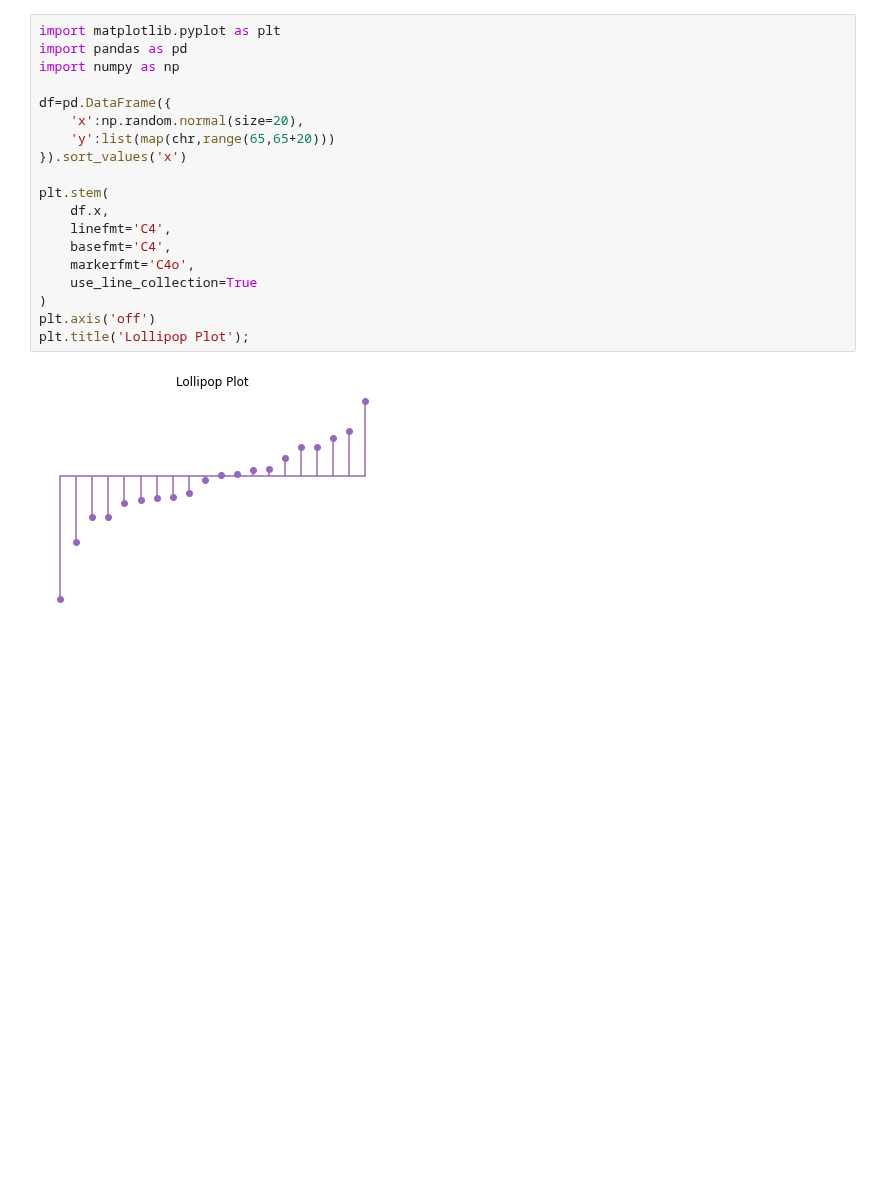
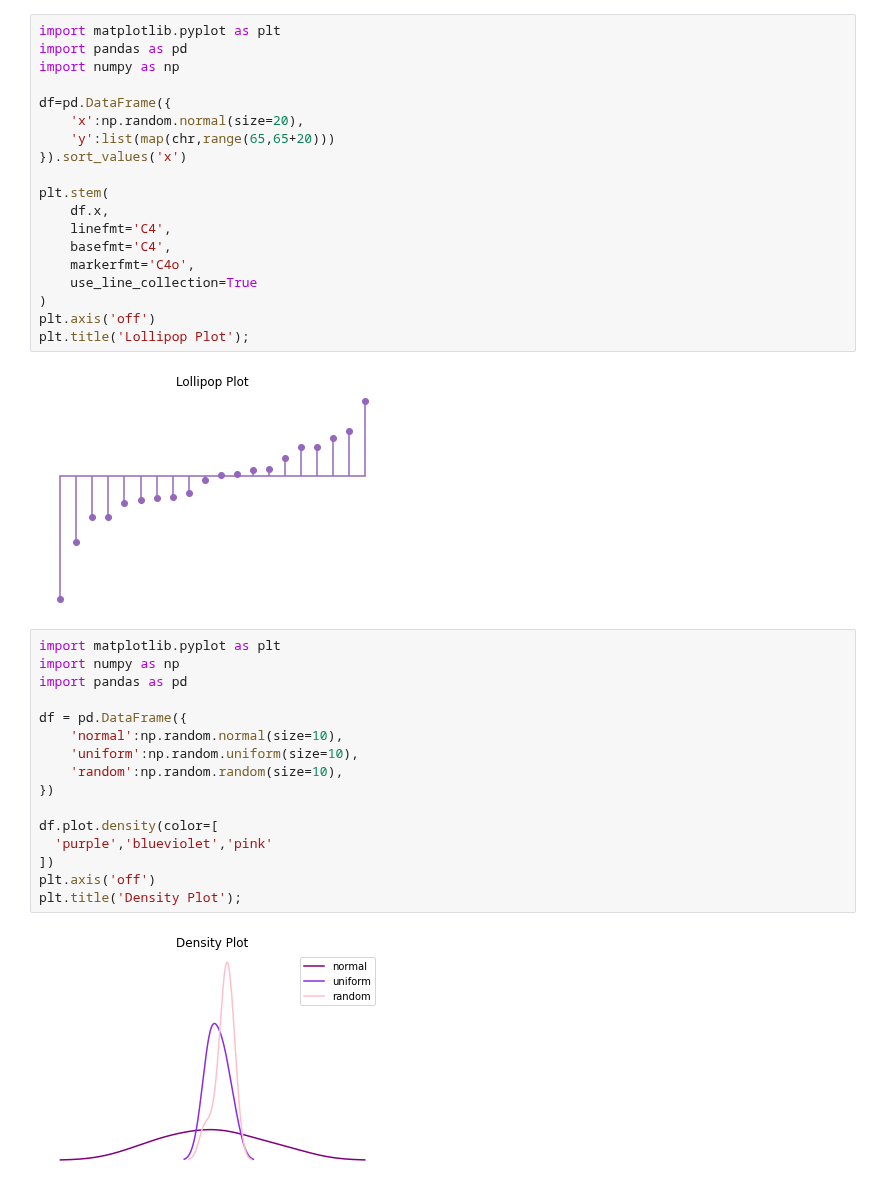
Before and after one commit to steffincodes/googlecolabnotbooks, a Jupyter notebook: Matplotlib101.ipynb, the cells around one changed output. Drawn from its saved outputs; the diff is of its cells as text; blank space fills up the shorter version.

Commit message:
✨ Density Plot

```diff
--- a/Matplotlib101.ipynb
+++ b/Matplotlib101.ipynb
@@ -335,3 +335,21 @@ plt.axis('off')
 plt.title('Lollipop Plot');
 # %% [output]
 [figure]
+# %%
+import matplotlib.pyplot as plt
+import numpy as np
+import pandas as pd
+
+df = pd.DataFrame({
+    'normal':np.random.normal(size=10),
+    'uniform':np.random.uniform(size=10),
+    'random':np.random.random(size=10),
+})
+
+df.plot.density(color=[
+  'purple','blueviolet','pink'
+])
+plt.axis('off')
+plt.title('Density Plot');
+# %% [output]
+[figure, added]
```
